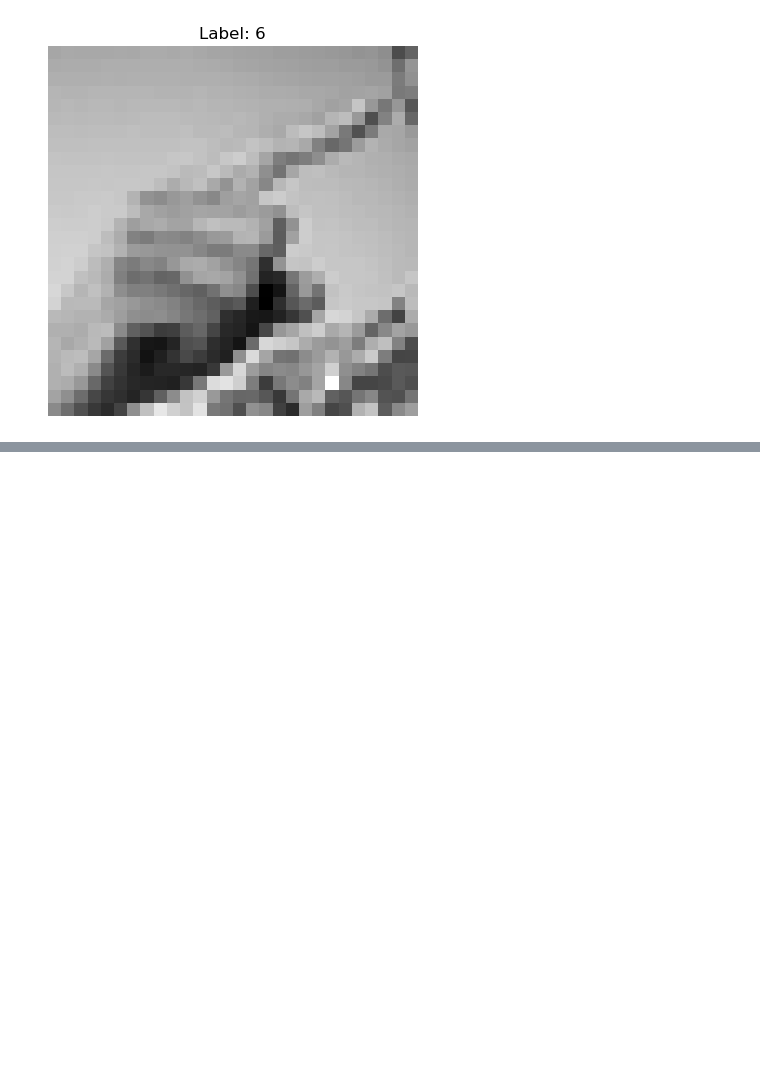
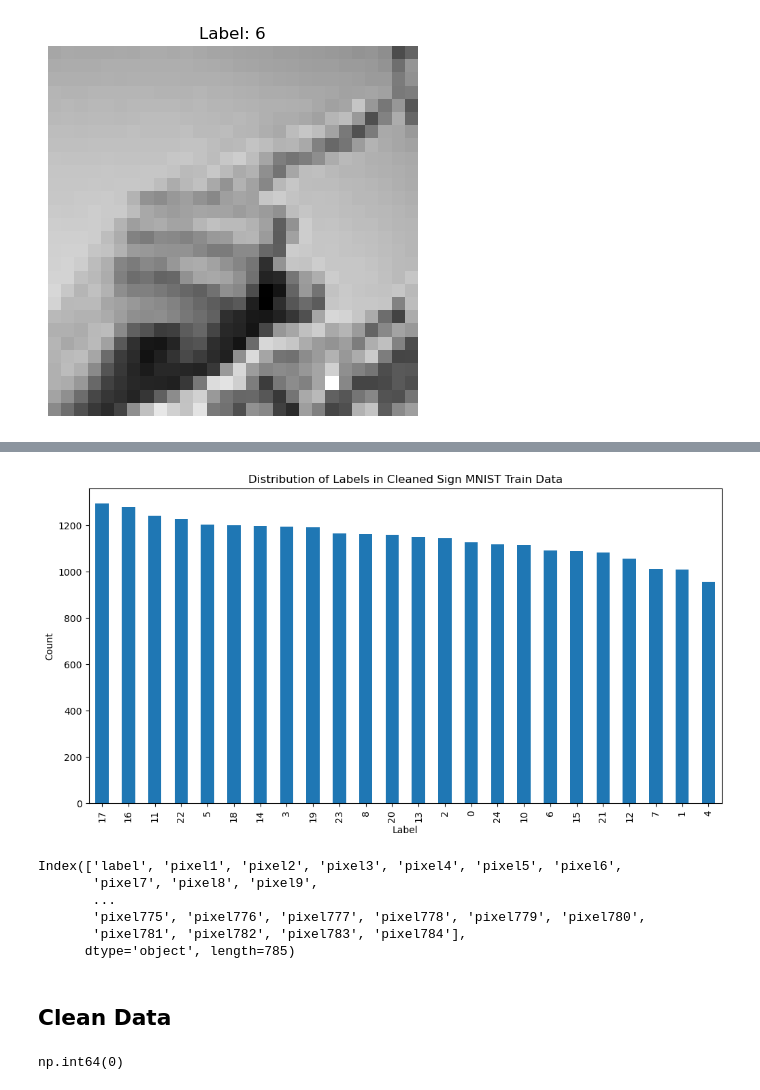
Before and after one commit to jasonssdev/platzi-neural-networks-tf, a Jupyter notebook: notebooks/01_jss_download_data.ipynb, the cells around one changed output, grey strips where cells are left out. Drawn from its saved outputs; the diff is of its cells as text; code cells hidden in the pictures; blank space fills up the shorter version.

```diff
--- a/notebooks/01_jss_download_data.ipynb
+++ b/notebooks/01_jss_download_data.ipynb
@@ -166,0 +217,23 @@ plot_image(train_images[1], train_labels[1])
+# %%
+# Class 4 it seems with less data
+# count labels
+
+df_train_clean['label'].value_counts().sort_values(ascending=False).plot(
+    kind='bar', figsize=(12, 6))
+plt.title("Distribution of Labels in Cleaned Sign MNIST Train Data")
+plt.xlabel("Label")
+plt.ylabel("Count")
+plt.show()
+# %% [output]
+[figure, added]
+# %%
+df_train_clean.columns
+# %% [output]
+Index(['label', 'pixel1', 'pixel2', 'pixel3', 'pixel4', 'pixel5', 'pixel6',
+       'pixel7', 'pixel8', 'pixel9',
+       ...
+       'pixel775', 'pixel776', 'pixel777', 'pixel778', 'pixel779', 'pixel780',
+       'pixel781', 'pixel782', 'pixel783', 'pixel784'],
+      dtype='object', length=785)
+# %% [markdown]
+## Clean Data
@@ -166,0 +242,4 @@ plot_image(train_images[1], train_labels[1])
+# %%
+df_train_clean.duplicated().sum()
+# %% [output]
+np.int64(0)
```
Also changed, not shown: parts of 12 cells of this notebook.
